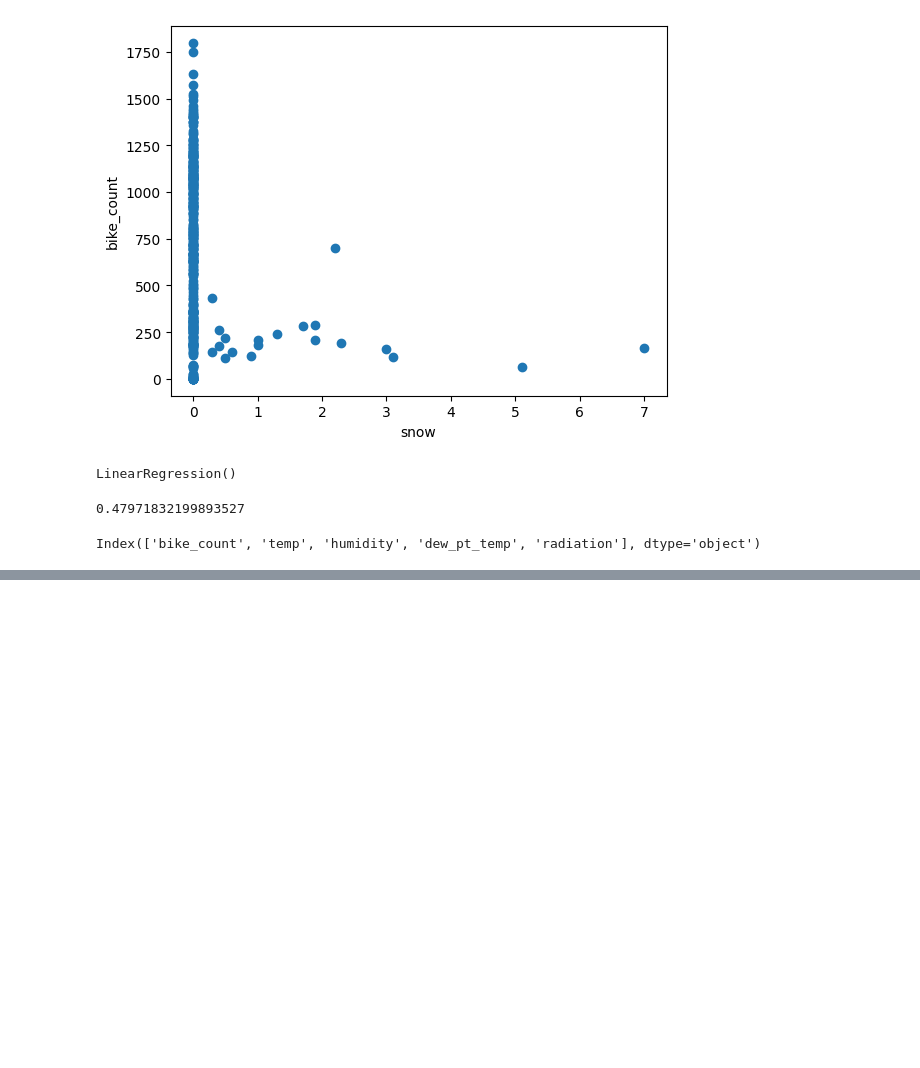
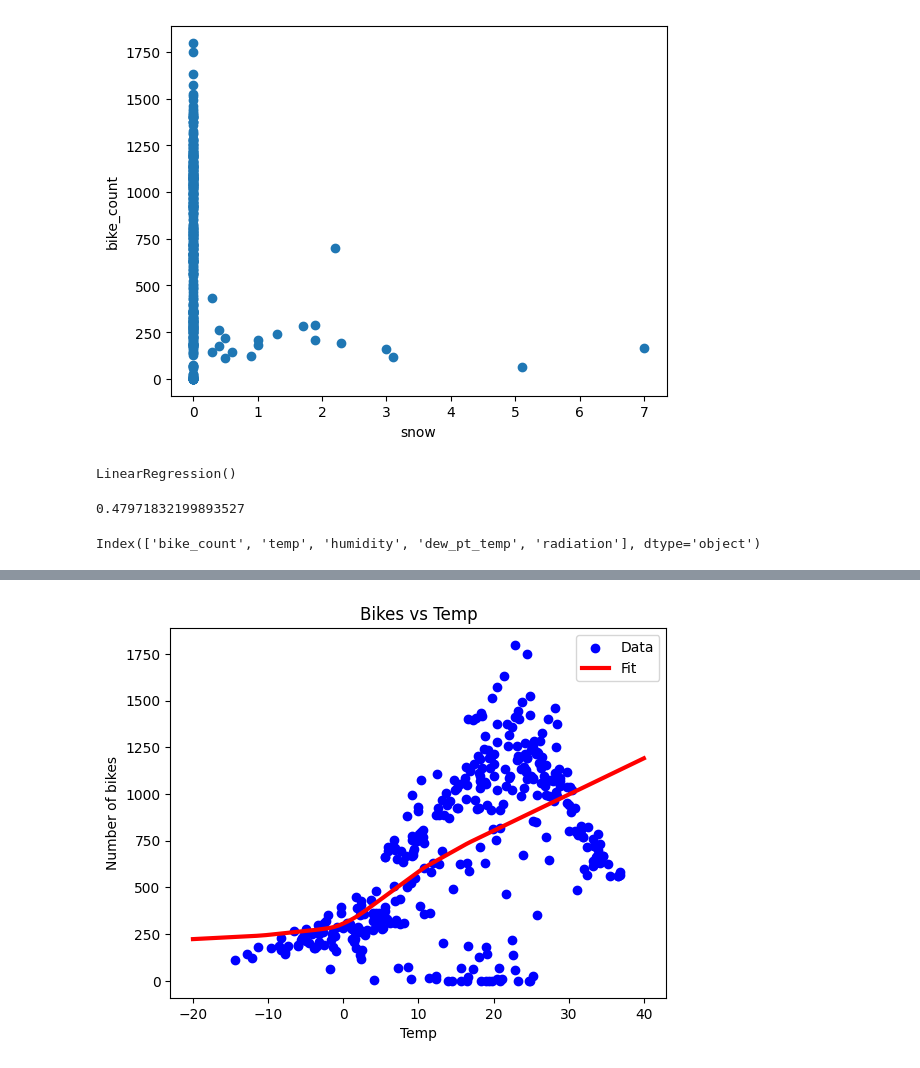
Before and after one commit to aks-ai/Predicting-Bike-Rentals-with-Regression-Neural-Networks, a Jupyter notebook: Bike_rental_demand_prediction.ipynb, the cells around one changed output, grey strips where cells are left out. Saved outputs shown, nothing was run; the diff lists cells and outputs as text; code cells hidden in the pictures; blank space fills up the shorter version.

```diff
--- a/Bike_rental_demand_prediction.ipynb
+++ b/Bike_rental_demand_prediction.ipynb
@@ -476,0 +506,10 @@ plot_loss(history_final)
+# %%
+plt.scatter(X_train_temp, y_train_temp, label="Data", color="blue")
+x = tf.linspace(-20, 40, 100) # here randomly creating array of 100 values that range from -20 to 40(temperature in this case that are synthetic)
+plt.plot(x,nn_model.predict(np.array(x).reshape(-1, 1)), label="Fit", color="red", linewidth=3)  #here x is served from above created x using tensorflow, we are reshaping x because in this cas its just a 1d array that is temp
+plt.legend()
+plt.title("Bikes vs Temp")
+plt.ylabel("Number of bikes")
+plt.xlabel("Temp")
+plt.show()
+# %% [output]
@@ -476,0 +517 @@ plot_loss(history_final)
+[figure, added]
```
Also changed, not shown: parts of 17 cells of this notebook, 1 other file.
